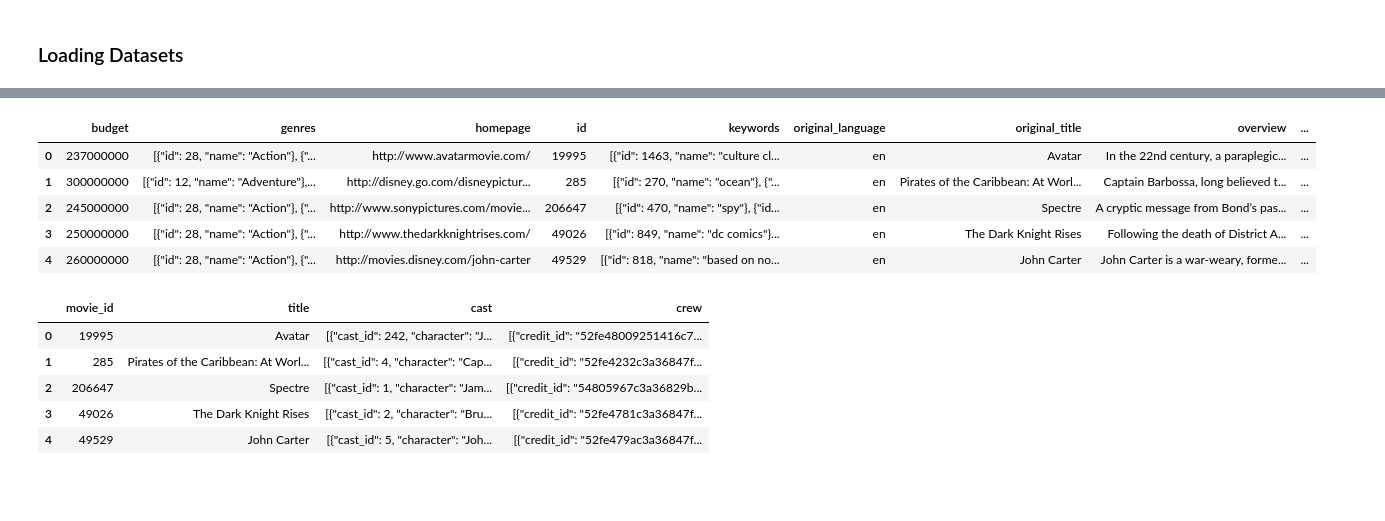
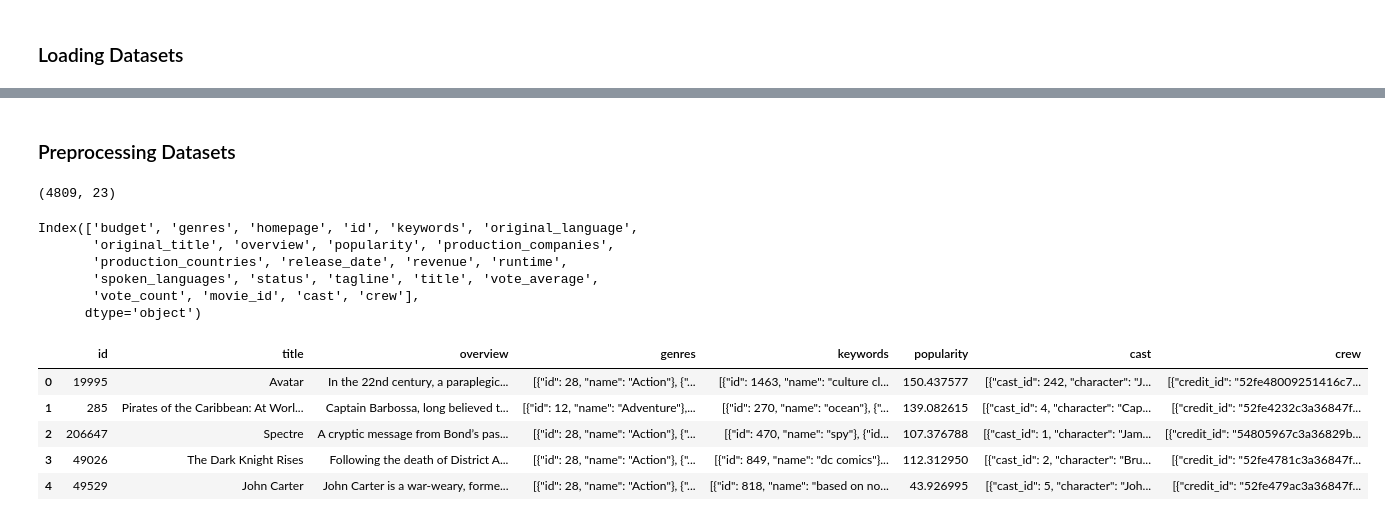
Before and after one commit to LuluW8071/Content-Filtering, a Jupyter notebook: model/model.ipynb, the cells around one changed output, grey strips where cells are left out. Drawn from its saved outputs; the diff is of its cells as text; code cells hidden in the pictures; blank space fills up the shorter version.

Commit message:
Preprocessing Phase(1)

```diff
--- a/model/model.ipynb
+++ b/model/model.ipynb
@@ -9,18 +25,29 @@ credits = pd.read_csv('datasets/credits.csv')
+# %% [markdown]
+### Preprocessing Datasets
+# %%
+# Merging movies and credits datasets using 'title' as common column
+movies = movies.merge(credits, on='title')
+print(movies.shape)
+# %% [output]
+(4809, 23)
 # %%
-movies.head()
+movies.columns
 # %% [output]
-|  | budget | genres | homepage | id | keywords | original_language | original_title | overview | ... |
-| 0 | 237000000 | [{"id": 28, "name": "Action"}, {"... | http://www.avatarmovie.com/ | 19995 | [{"id": 1463, "name": "culture cl... | en | Avatar | In the 22nd century, a paraplegic... | ... |
-| 1 | 300000000 | [{"id": 12, "name": "Adventure"},... | http://disney.go.com/disneypictur... | 285 | [{"id": 270, "name": "ocean"}, {"... | en | Pirates of the Caribbean: At Worl... | Captain Barbossa, long believed t... | ... |
-| 2 | 245000000 | [{"id": 28, "name": "Action"}, {"... | http://www.sonypictures.com/movie... | 206647 | [{"id": 470, "name": "spy"}, {"id... | en | Spectre | A cryptic message from Bond’s pas... | ... |
-| 3 | 250000000 | [{"id": 28, "name": "Action"}, {"... | http://www.thedarkknightrises.com/ | 49026 | [{"id": 849, "name": "dc comics"}... | en | The Dark Knight Rises | Following the death of District A... | ... |
-| 4 | 260000000 | [{"id": 28, "name": "Action"}, {"... | http://movies.disney.com/john-carter | 49529 | [{"id": 818, "name": "based on no... | en | John Carter | John Carter is a war-weary, forme... | ... |
+Index(['budget', 'genres', 'homepage', 'id', 'keywords', 'original_language',
+       'original_title', 'overview', 'popularity', 'production_companies',
+       'production_countries', 'release_date', 'revenue', 'runtime',
+       'spoken_languages', 'status', 'tagline', 'title', 'vote_average',
+       'vote_count', 'movie_id', 'cast', 'crew'],
+      dtype='object')
-# %%
-credits.head()
-# %% [output]
-|  | movie_id | title | cast | crew |
-| 0 | 19995 | Avatar | [{"cast_id": 242, "character": "J... | [{"credit_id": "52fe48009251416c7... |
-| 1 | 285 | Pirates of the Caribbean: At Worl... | [{"cast_id": 4, "character": "Cap... | [{"credit_id": "52fe4232c3a36847f... |
-| 2 | 206647 | Spectre | [{"cast_id": 1, "character": "Jam... | [{"credit_id": "54805967c3a36829b... |
-| 3 | 49026 | The Dark Knight Rises | [{"cast_id": 2, "character": "Bru... | [{"credit_id": "52fe4781c3a36847f... |
-| 4 | 49529 | John Carter | [{"cast_id": 5, "character": "Joh... | [{"credit_id": "52fe479ac3a36847f... |
+# %%
+# Choosing specific columns for content filtering based recommendation
+movies = movies[['id', 'title', 'overview', 'genres',
+                 'keywords', 'popularity', 'cast', 'crew']]
+movies.head()
+# %% [output]
+|  | id | title | overview | genres | keywords | popularity | cast | crew |
+| 0 | 19995 | Avatar | In the 22nd century, a paraplegic... | [{"id": 28, "name": "Action"}, {"... | [{"id": 1463, "name": "culture cl... | 150.437577 | [{"cast_id": 242, "character": "J... | [{"credit_id": "52fe48009251416c7... |
+| 1 | 285 | Pirates of the Caribbean: At Worl... | Captain Barbossa, long believed t... | [{"id": 12, "name": "Adventure"},... | [{"id": 270, "name": "ocean"}, {"... | 139.082615 | [{"cast_id": 4, "character": "Cap... | [{"credit_id": "52fe4232c3a36847f... |
+| 2 | 206647 | Spectre | A cryptic message from Bond’s pas... | [{"id": 28, "name": "Action"}, {"... | [{"id": 470, "name": "spy"}, {"id... | 107.376788 | [{"cast_id": 1, "character": "Jam... | [{"credit_id": "54805967c3a36829b... |
+| 3 | 49026 | The Dark Knight Rises | Following the death of District A... | [{"id": 28, "name": "Action"}, {"... | [{"id": 849, "name": "dc comics"}... | 112.312950 | [{"cast_id": 2, "character": "Bru... | [{"credit_id": "52fe4781c3a36847f... |
+| 4 | 49529 | John Carter | John Carter is a war-weary, forme... | [{"id": 28, "name": "Action"}, {"... | [{"id": 818, "name": "based on no... | 43.926995 | [{"cast_id": 5, "character": "Joh... | [{"credit_id": "52fe479ac3a36847f... |
```
Also changed, not shown: parts of 16 cells of this notebook.
